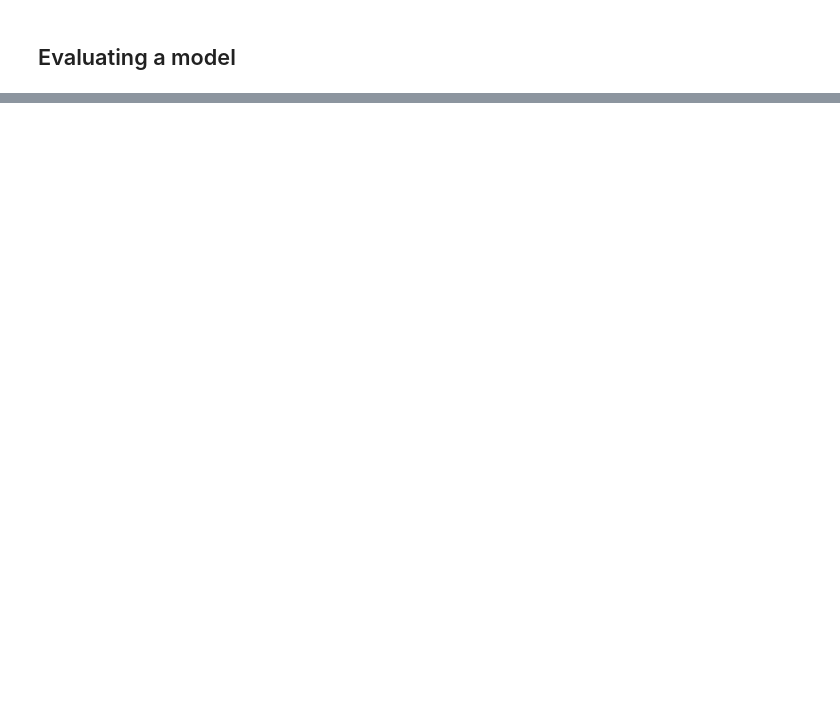
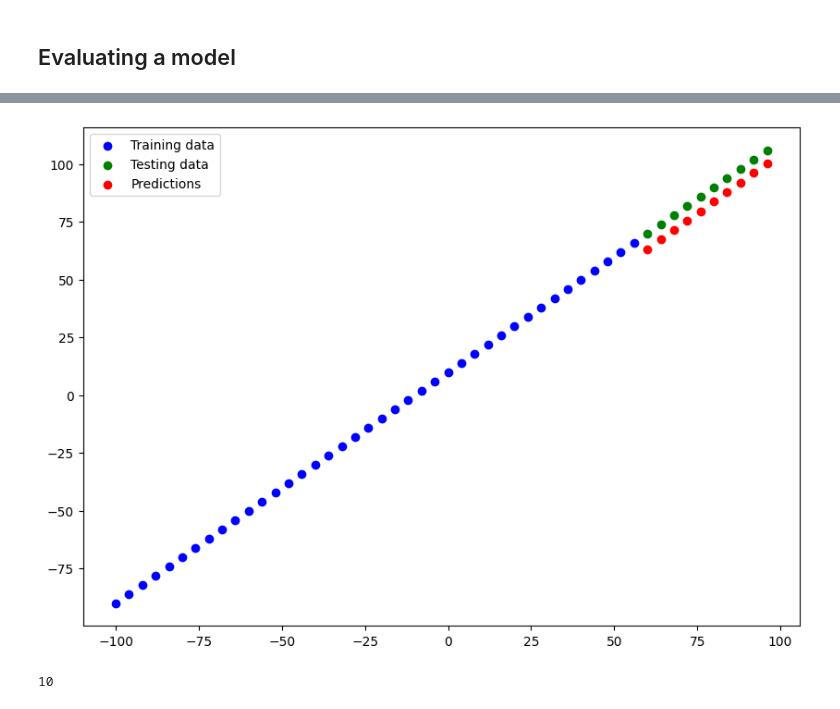
Before and after one commit to SaahithShetty/tensorflow, a Jupyter notebook: 01_neural_network_regression_with_tf.ipynb, the cells around one changed output, grey strips where cells are left out. Saved outputs shown, nothing was run; the diff lists cells and outputs as text; code cells hidden in the pictures; blank space fills up the shorter version.

```diff
--- a/01_neural_network_regression_with_tf.ipynb
+++ b/01_neural_network_regression_with_tf.ipynb
@@ -251,0 +507,15 @@ array([[27.01117]], dtype=float32)
+# %%
+# Set random seed
+tf.random.set_seed(42)
+
+model_1 = tf.keras.Sequential([
+    tf.keras.layers.Dense(1)
+])
+
+model_1.compile(
+    loss = tf.keras.losses.mae,
+    optimizer = tf.keras.optimizers.SGD(),
+    metrics = ["mae"]
+)
+
+model_1.fit(tf.expand_dims(X_train,axis=-1),y_train,epochs=100)
@@ -251,0 +602,5 @@ array([[27.01117]], dtype=float32)
+# %%
+# Make and plot with model_1
+y_pred_1 = model_1.predict(tf.expand_dims(X_test, axis=-1))
+plot_predictions(predictions=y_pred_1)
+# %% [output]
@@ -251,0 +608 @@ array([[27.01117]], dtype=float32)
+[figure, added]
@@ -251,0 +619,4 @@ array([[27.01117]], dtype=float32)
+# %%
+len(pytorch_y_pred_1)
+# %% [output]
+10
```
Also changed, not shown: parts of 79 cells of this notebook.
